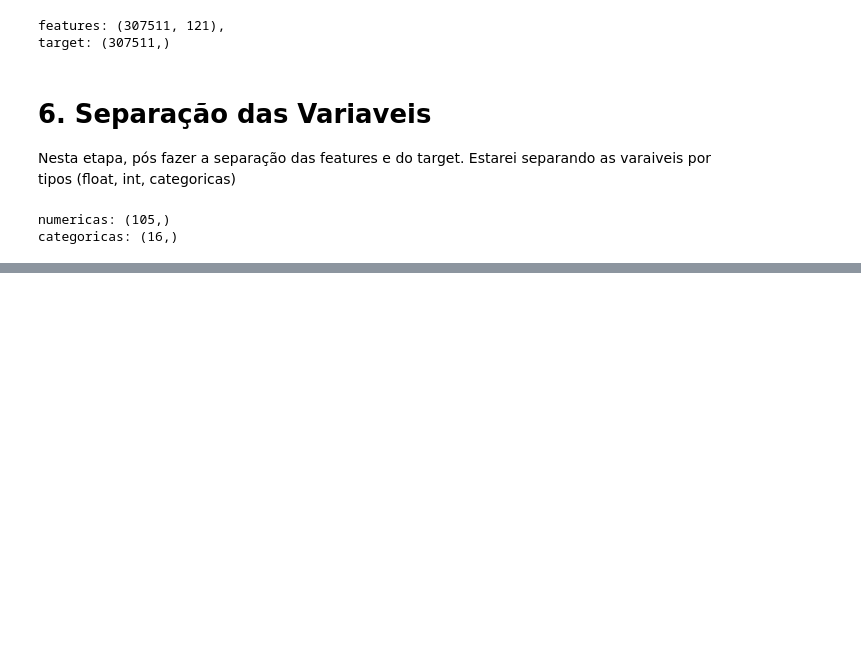
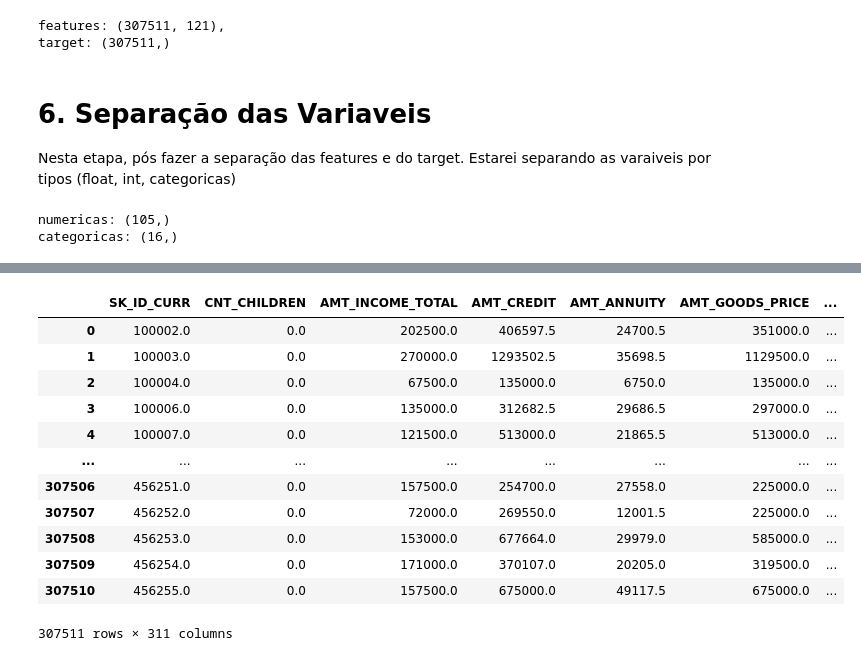
Before and after one commit to Rd-Brito13/Credit-Risk, a Jupyter notebook: notebook/02_feature_engenieering_pipeline.ipynb, the cells around one changed output, grey strips where cells are left out. Saved outputs shown, nothing was run; the diff lists cells and outputs as text; code cells hidden in the pictures; blank space fills up the shorter version.

Commit message:
Novas atualizações no notebook, criação das classes e do pipeline foi um sucesso, precisa finalizar a formatação do notebook e implementar alguns conteúdos analiticos.

```diff
--- a/notebook/02_feature_engenieering_pipeline.ipynb
+++ b/notebook/02_feature_engenieering_pipeline.ipynb
@@ -265,0 +165,26 @@ print(X_final.shape)
+# %%
+# CRIA O PIPELINE PARA AS FEATURES NUMERICAS IMPUTANDO A MEDIANA ONDE FOR NAN
+pipeline_numerico = Pipeline([
+    ('imputer', SimpleImputer(strategy = 'median'))
+])
+
+# CRIA O PIPELINE CATEGORICO IMPUTANDO A NOVA CATEGORIA UNKNOW ONDE FOR NAN
+pipeline_categorico = Pipeline([
+    # IMPUTA UMA NOVA CATEGORIA PARA AS FEATURES CATEGORICAS
+    ('imputer', SimpleImputer(strategy = 'constant', fill_value = 'Unknown')),
+
+    # UTILIZA O ONEHOTENCODER PARA CRIAR AS VARIAVEIS DUMMYS DROPANDO A 1 COLUNA E
+    # UTILIZANDO O SPARSE_OUTPUT = FALSE, PARA NÃO GERAR UMA MATRIZ SPARSA COMPRIMIDA
+    ('encoder', OneHotEncoder(drop = 'first', handle_unknown = 'ignore', sparse_output = False))
+])
+
+# UNINDO NO COLUMNTRANSFORMER E GARANTINDO QUE QUEM NÃO FOR LISTADO PASSE ADIANTE
+preprocessor = ColumnTransformer(
+    transformers = [
+        ('numericas', pipeline_numerico, numericas),
+        ('categoricas', pipeline_categorico, categoricas)
+    ],
+    remainder = 'passthrough' # ESSE PARAMETRO, FAZ COM QUE AS COLUNAS QUE RECEBEREM O PRE-PROCESSAMENTO, NÃO SEJAM EXCLUIDAS
+)
+# FORÇA O COLUMNTRANSFORMER A DEVOLVER A BASE DE DADOS EM UM DATASET PANDAS
+preprocessor.set_output(transform = 'pandas')
@@ -265,0 +211,13 @@ print(X_final.shape)
+# %%
+# CRIA O PIPELINE E PASSA A ORDEM DO PRE-PROCESSAMENTO,
+# 1. CRIA AS FLAGS FEATURES
+# 2. APLICA O PRE-PROCESSAMENTO DOS PIPELINE NUMERICOS E CATEGORICOS
+# 3. CRIA AS NOVAS COLUNAS APLICANDO A ESCALA LOGARITMA E CRIA AS NOVAS COLUNAS BASEADA NA RAZÃO DAS COLUNAS ANALSIADAS
+pipeline_preprocessamento = Pipeline(steps =[
+    # APLICA AS FUNÇÕES DA CLASSE MISSING FLAGS
+    ('missing_flags', MissingFlagTransformer()),
+    # APLICA O PRE-PROCESSAMENTO DEFINIDO DENTRO DOS PIPELINE ANINHADOS
+    ('preprocessor', preprocessor),
+    # APLICA AS FUNÇÕES DA CLASSE FEATURE ENGINEERING
+    ('feature_engineering', FeatureEngineeringTransformer())
+])
@@ -265,0 +227,20 @@ print(X_final.shape)
+# %%
+# APLICA O PRE-PROCESSAMENTO AS FEATURES
+base_transformada = pipeline_preprocessamento.fit_transform(features)
+
+# EXIBINDO
+display(base_transformada)
+# %% [output]
+|  | SK_ID_CURR | CNT_CHILDREN | AMT_INCOME_TOTAL | AMT_CREDIT | AMT_ANNUITY | AMT_GOODS_PRICE | ... |
+| 0 | 100002.0 | 0.0 | 202500.0 | 406597.5 | 24700.5 | 351000.0 | ... |
+| 1 | 100003.0 | 0.0 | 270000.0 | 1293502.5 | 35698.5 | 1129500.0 | ... |
+| 2 | 100004.0 | 0.0 | 67500.0 | 135000.0 | 6750.0 | 135000.0 | ... |
+| 3 | 100006.0 | 0.0 | 135000.0 | 312682.5 | 29686.5 | 297000.0 | ... |
+| 4 | 100007.0 | 0.0 | 121500.0 | 513000.0 | 21865.5 | 513000.0 | ... |
+| ... | ... | ... | ... | ... | ... | ... | ... |
+| 307506 | 456251.0 | 0.0 | 157500.0 | 254700.0 | 27558.0 | 225000.0 | ... |
+| 307507 | 456252.0 | 0.0 | 72000.0 | 269550.0 | 12001.5 | 225000.0 | ... |
+| 307508 | 456253.0 | 0.0 | 153000.0 | 677664.0 | 29979.0 | 585000.0 | ... |
+| 307509 | 456254.0 | 0.0 | 171000.0 | 370107.0 | 20205.0 | 319500.0 | ... |
+| 307510 | 456255.0 | 0.0 | 157500.0 | 675000.0 | 49117.5 | 675000.0 | ... |
+307511 rows × 311 columns
```
Also changed, not shown: parts of 15 cells of this notebook, 1 other file.
